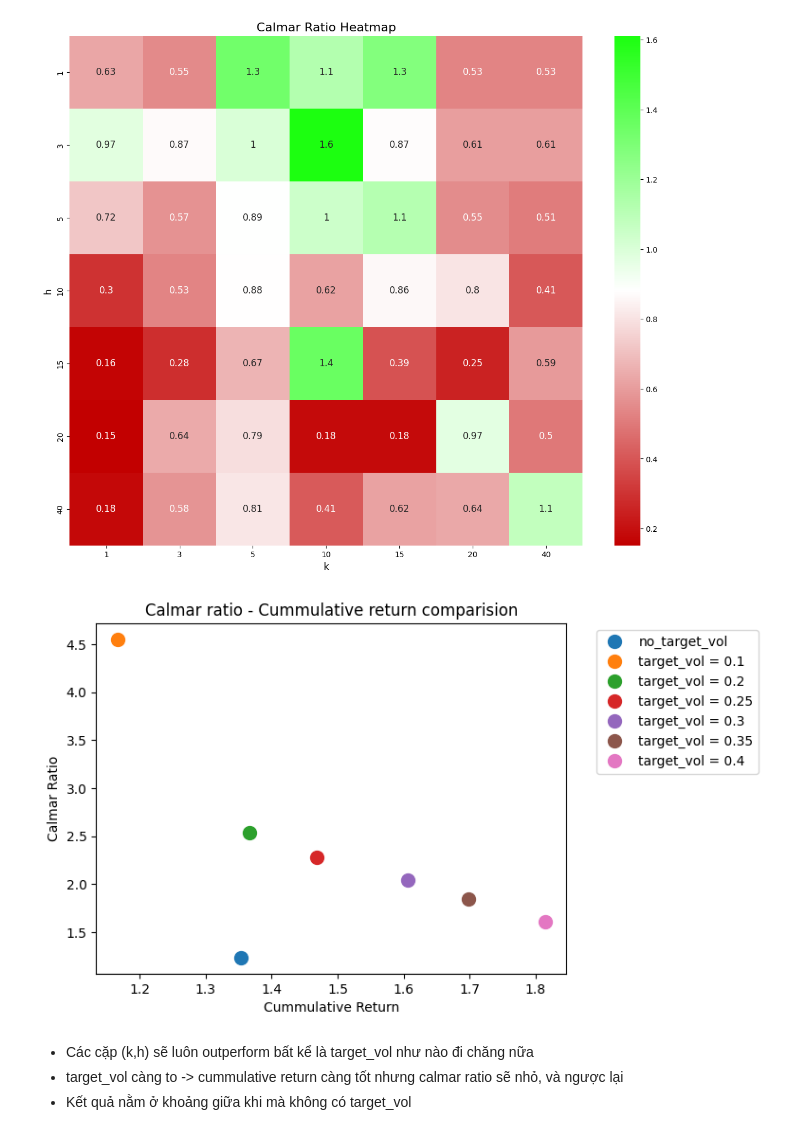
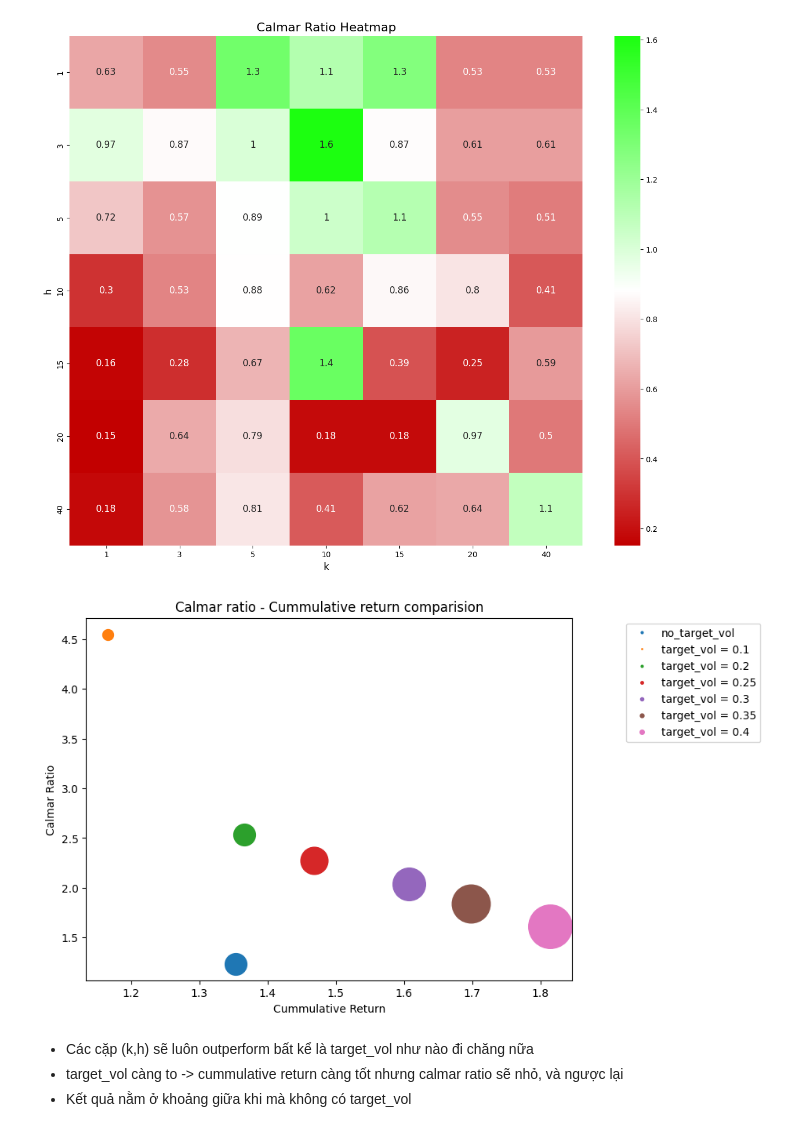
Before and after one commit to NotCodingWell/TSMOM, a Jupyter notebook: analysis.ipynb, the cells around one changed output. Drawn from its saved outputs; the diff is of its cells as text; code cells hidden in the pictures.

```diff
--- a/analysis.ipynb
+++ b/analysis.ipynb
@@ -300,36 +300,39 @@ create_heatmap(calmar_ratio_df, 'Calmar Ratio')
 # %%
 def strategy_daily_return(pnl):
     return pnl.mean(skipna = False, axis=1)
 
 def vol_comparision(k,h):
+    fig, ax = plt.subplots(figsize=(8, 6))
     for vol in ["no_target_vol",0.1,0.2,0.25,0.3,0.35,0.4]:
         try:
             temp = strategy_daily_return(pd.read_csv("Data/target_vol = " + str(vol) + "/pnl/pnl (k = "+ str(k)+ ", h = " + str(h) + ").csv").set_index('Date'))
         except:
             temp = strategy_daily_return(pd.read_csv("Data/" + str(vol) + "/pnl/pnl (k = "+ str(k)+ ", h = " + str(h) + ").csv").set_index('Date'))
         cummulative_return = (temp + 1).cumprod().iloc[-1]
 
         annual_return = (1 + cummulative_return)**(252/ (temp.shape[0])) - 1
 
         max_return = (temp + 1).cumprod().cummax()
 
         calmar_ratio = annual_return / - (temp + 1).cumprod().sub(max_return).div(max_return).min()
         try:
             label = str("target_vol = " + str(float(vol)))
+            market_size = vol * 100
         except:
             label = str(vol)
-        plt.plot(cummulative_return,calmar_ratio,'o', label = label, markersize = 10)
+            market_size = 20
+        plt.plot(cummulative_return,calmar_ratio,'o', label = label, markersize = market_size)
 
-    plt.legend(bbox_to_anchor=(1.05, 1), loc='upper left')
+    plt.legend(bbox_to_anchor=(1.1, 1), loc='upper left', fontsize = 'medium', markerscale = 0.1)
     plt.xlabel("Cummulative Return")
     plt.ylabel("Calmar Ratio")
     plt.title("Calmar ratio - Cummulative return comparision")
     plt.show()
     return
 
 vol_comparision(10,"03")
 # %% [output]
-[figure, old version]
+[figure, new version]
 # %% [markdown]
 * Các cặp (k,h) sẽ luôn outperform bất kể là target_vol như nào đi chăng nữa
 * target_vol càng to -> cummulative return càng tốt nhưng calmar ratio sẽ nhỏ, và ngược lại
```
